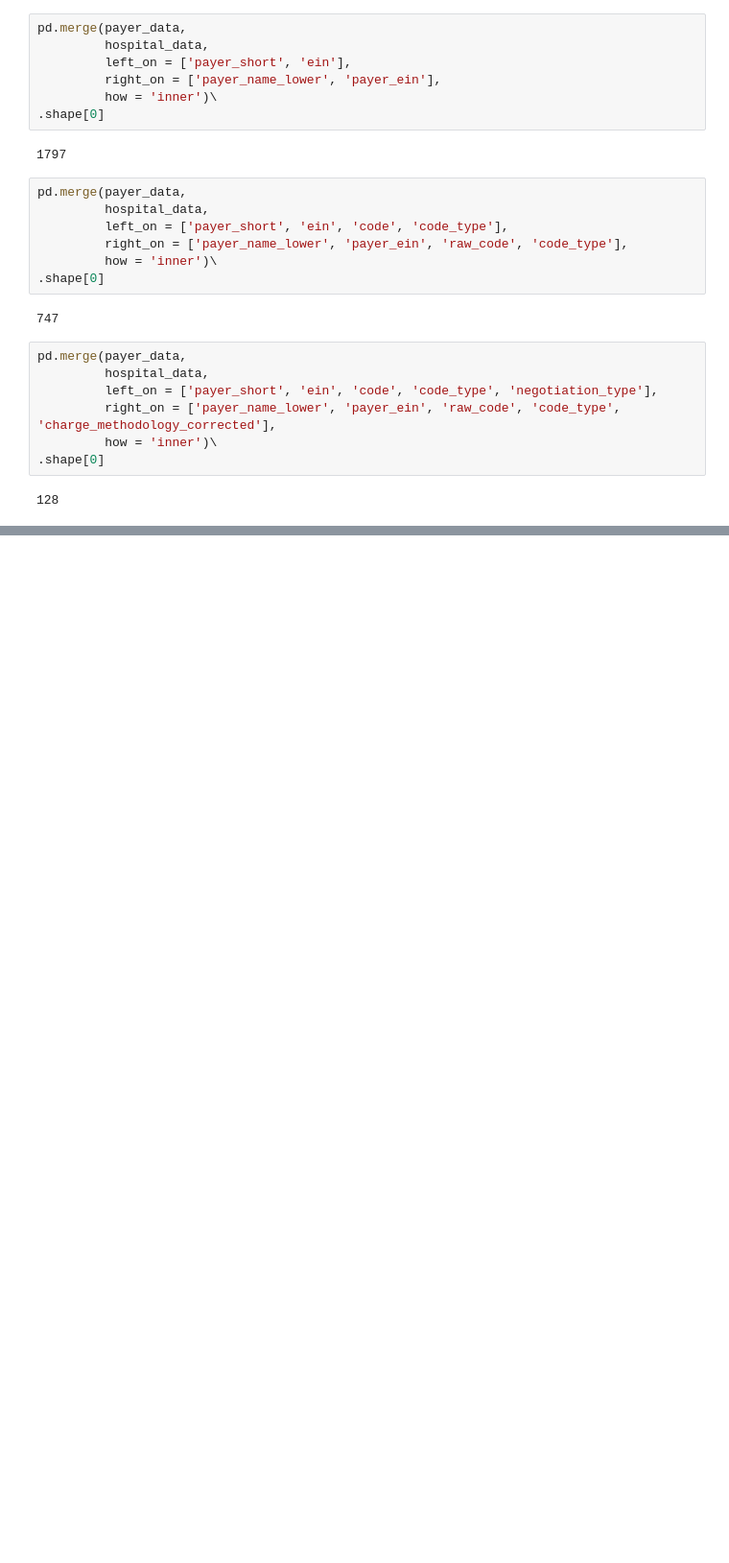
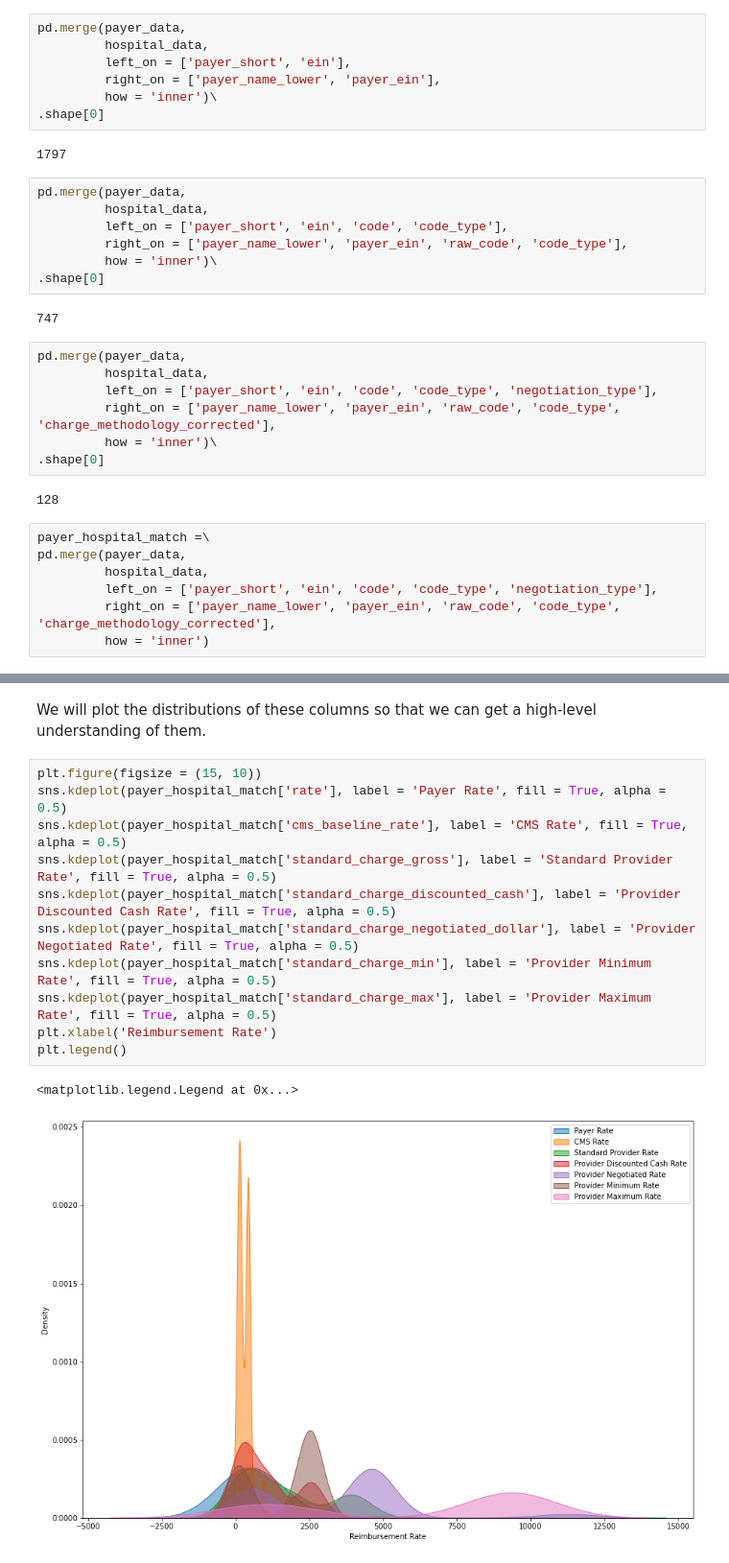
Before and after one commit to adaduvai/serifhealth_takehome_ds_ad, a Jupyter notebook: Serif Health Take-Home Assessment.ipynb, the cells around one changed output, grey strips where cells are left out. Shown at 96% size. Drawn from its saved outputs; the diff is of its cells as text; blank space fills up the shorter version.

Commit message:
Explore reimbursement distributions

```diff
--- a/Serif Health Take-Home Assessment.ipynb
+++ b/Serif Health Take-Home Assessment.ipynb
@@ -556,3 +496,10 @@ pd.merge(payer_data,
 .shape[0]
 # %% [output]
 128
+# %%
+payer_hospital_match =\
+pd.merge(payer_data,
+         hospital_data,
+         left_on = ['payer_short', 'ein', 'code', 'code_type', 'negotiation_type'],
+         right_on = ['payer_name_lower', 'payer_ein', 'raw_code', 'code_type', 'charge_methodology_corrected'],
+         how = 'inner')
@@ -558,0 +572,16 @@ pd.merge(payer_data,
+# %% [markdown]
+We will plot the distributions of these columns so that we can get a high-level understanding of them.
+# %%
+plt.figure(figsize = (15, 10))
+sns.kdeplot(payer_hospital_match['rate'], label = 'Payer Rate', fill = True, alpha = 0.5)
+sns.kdeplot(payer_hospital_match['cms_baseline_rate'], label = 'CMS Rate', fill = True, alpha = 0.5)
+sns.kdeplot(payer_hospital_match['standard_charge_gross'], label = 'Standard Provider Rate', fill = True, alpha = 0.5)
+sns.kdeplot(payer_hospital_match['standard_charge_discounted_cash'], label = 'Provider Discounted Cash Rate', fill = True, alpha = 0.5)
+sns.kdeplot(payer_hospital_match['standard_charge_negotiated_dollar'], label = 'Provider Negotiated Rate', fill = True, alpha = 0.5)
+sns.kdeplot(payer_hospital_match['standard_charge_min'], label = 'Provider Minimum Rate', fill = True, alpha = 0.5)
+sns.kdeplot(payer_hospital_match['standard_charge_max'], label = 'Provider Maximum Rate', fill = True, alpha = 0.5)
+plt.xlabel('Reimbursement Rate')
+plt.legend()
+# %% [output]
+<matplotlib.legend.Legend at 0x...>
+[figure, added]
```
Also changed, not shown: parts of 25 cells of this notebook.
